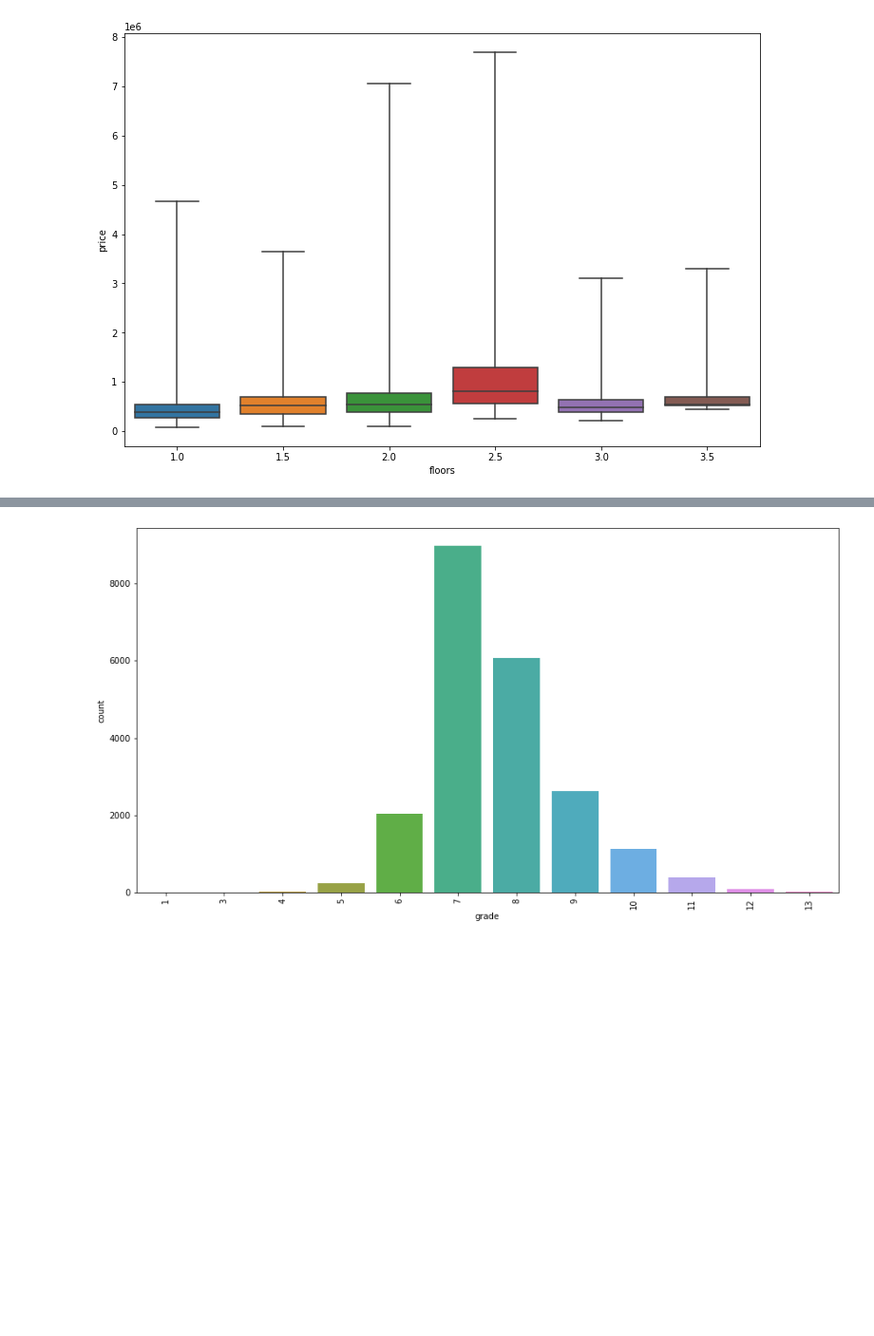
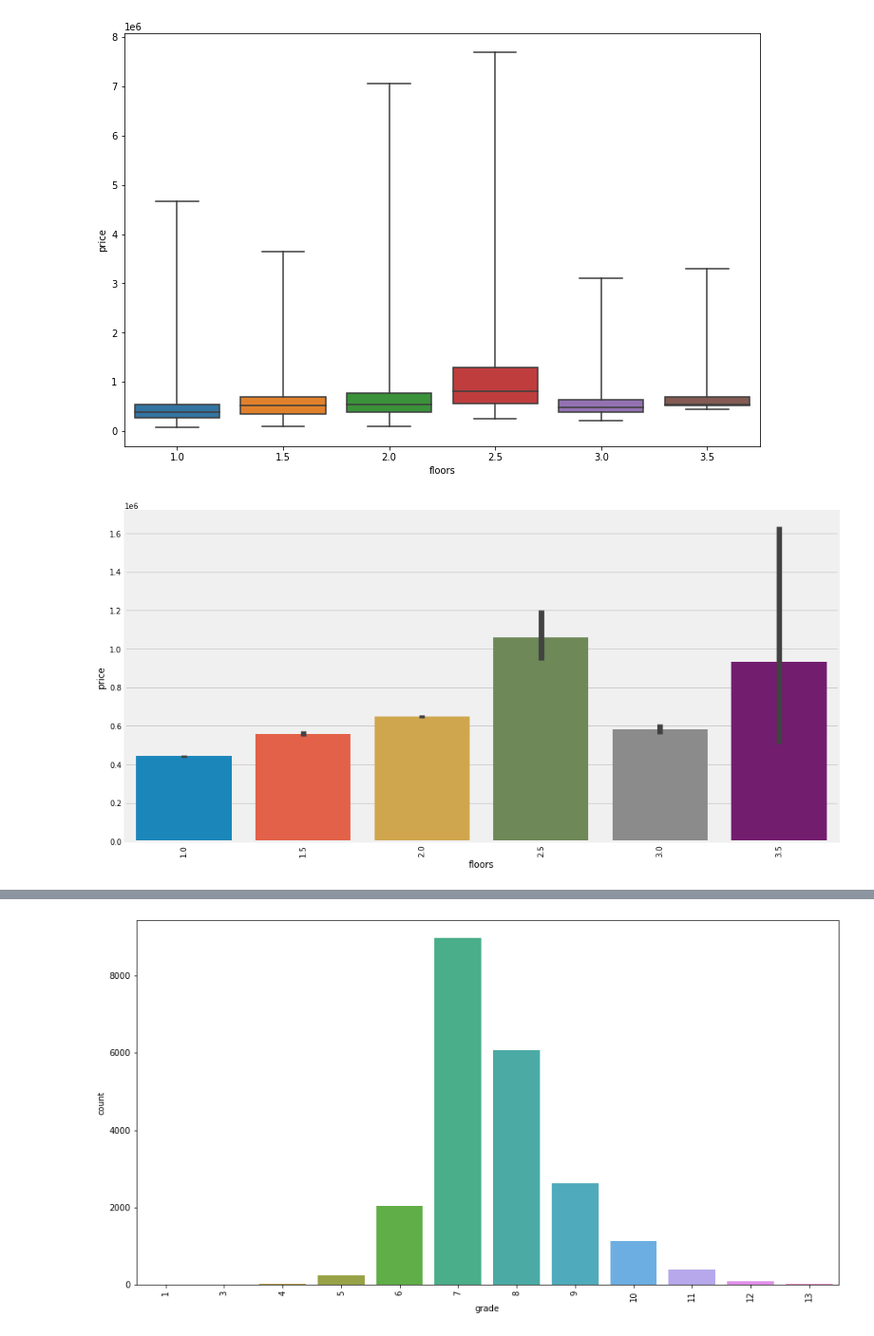
Before and after one commit to rbymln/Sale_House_Project, a Jupyter notebook: EDA King House.ipynb, the cells around one changed output, grey strips where cells are left out. Shown: that part at 95% size. Saved outputs shown, nothing was run; the diff lists cells and outputs as text; code cells hidden in the pictures; blank space fills up the shorter version.

```diff
--- a/EDA King House.ipynb
+++ b/EDA King House.ipynb
@@ -115,3 +136,9 @@ plt.figure(figsize=(12,8))
 sns.boxplot(x='floors',y="price" ,data=df,whis=(0,100));
 # %% [output]
 [figure]
+# %%
+plt.figure(figsize=(15,8))
+sns.barplot(x="floors",y="price",data=df)
+plt.xticks(rotation=90);
+# %% [output]
+[figure, added]
```
Also changed, not shown: parts of 39 cells of this notebook, 2 other files.
